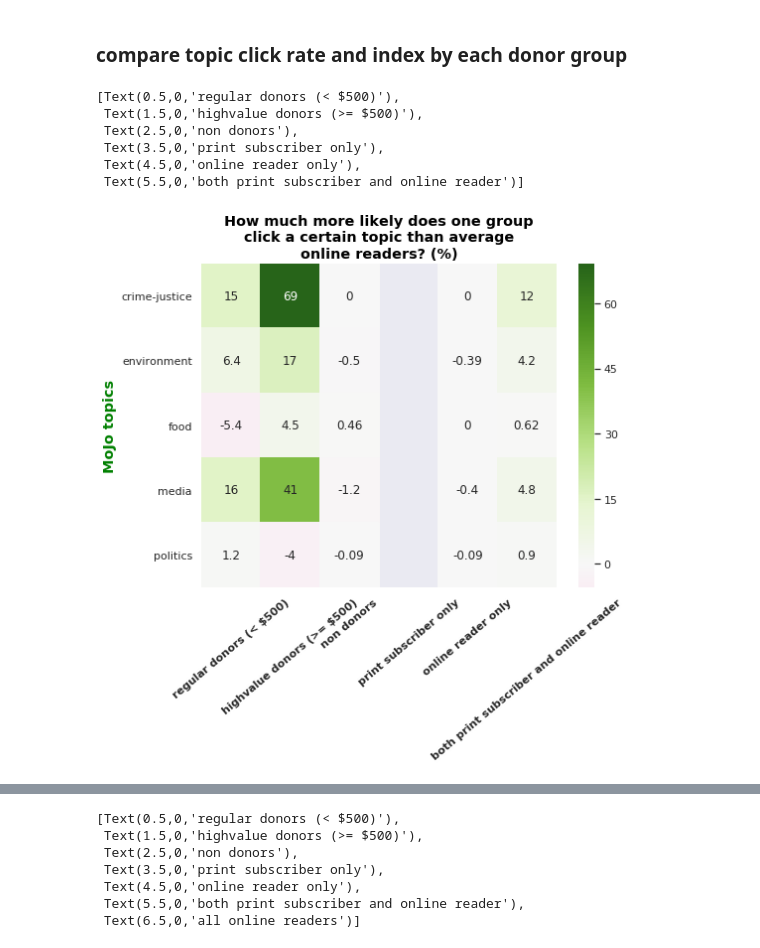
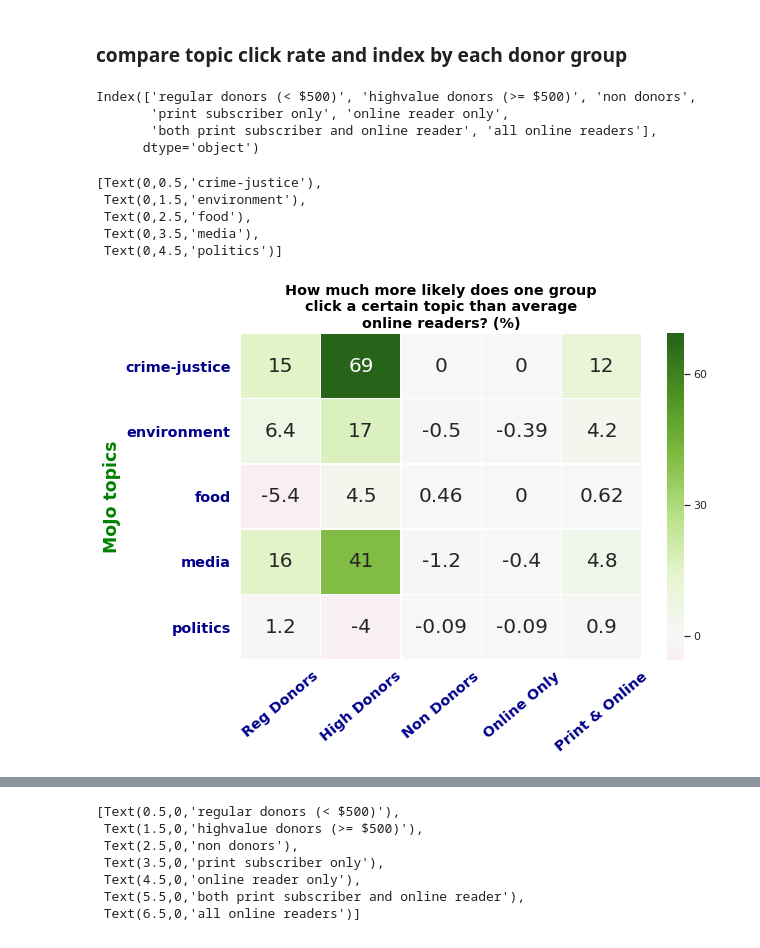
Before and after one commit to tingtingexelate/mother_jones, a Jupyter notebook: user_data/question_oriented_user_exploration.ipynb, the cells around one changed output, grey strips where cells are left out. Drawn from its saved outputs; the diff is of its cells as text; code cells hidden in the pictures.

Commit message:
polish charts

```diff
--- a/user_data/question_oriented_user_exploration.ipynb
+++ b/user_data/question_oriented_user_exploration.ipynb
@@ -1081,3 +1102,6 @@ for g in comparison_groups:
 combo_index = combo.copy()
 for c in combo_index.columns:
     combo_index[c] = round((combo_index[c]/combo['all online readers'] - 1)*100,2)
+
+combo_index = combo_index.drop(columns=['print subscriber only','all online readers'])
+combo = combo.drop(columns=['print subscriber only'])
@@ -1086,18 +1108,33 @@ from textwrap import wrap
+# %%
+combo_index.columns
+# %% [output]
+Index(['regular donors (< $500)', 'highvalue donors (>= $500)', 'non donors',
+       'print subscriber only', 'online reader only',
+       'both print subscriber and online reader', 'all online readers'],
+      dtype='object')
 # %%
 import seaborn as sns; sns.set()
 
-sns.set(rc={'figure.figsize':(8,6)})
-hm = sns.heatmap(combo_index.iloc[:,:6], annot=True,cmap="PiYG",center = 0)
+
+sns.set(rc={'figure.figsize':(9,6)})
+hm = sns.heatmap(combo_index.iloc[:,:6],
+                 annot=True,
+                 annot_kws = {'size':20},
+                 cmap="PiYG",center = 0,
+                 linewidths=.5,
+                 cbar_kws = {'ticks':[0,30,60]})
+
 
 hm.set_title("\n".join(wrap('How much more likely does one group click a certain topic than average online readers? (%)',40)),
              fontsize = 'large', color = 'black',fontweight = 'bold')
-hm.set_ylabel('MoJo topics', fontsize = 'large', color = 'green',fontweight = 'bold')
-hm.set_xticklabels(combo.columns, rotation=40,fontweight = 'bold')
+hm.set_ylabel('MoJo topics', fontsize = 'x-large', color = 'green',fontweight = 'bold')
+hm.set_xticklabels(['Reg Donors','High Donors','Non Donors','Online Only','Print & Online'],
+                   rotation=40,fontweight = 'bold',fontsize = 'large', color = 'darkblue')
+hm.set_yticklabels(combo.index, fontweight = 'bold',fontsize = 'large', color = 'darkblue')
 # %% [output]
-[Text(0.5,0,'regular donors (< $500)'),
- Text(1.5,0,'highvalue donors (>= $500)'),
- Text(2.5,0,'non donors'),
- Text(3.5,0,'print subscriber only'),
- Text(4.5,0,'online reader only'),
- Text(5.5,0,'both print subscriber and online reader')]
+[Text(0,0.5,'crime-justice'),
+ Text(0,1.5,'environment'),
+ Text(0,2.5,'food'),
+ Text(0,3.5,'media'),
+ Text(0,4.5,'politics')]
-[figure, old version]
+[figure, new version]
```
Also changed, not shown: parts of 8 cells of this notebook.
